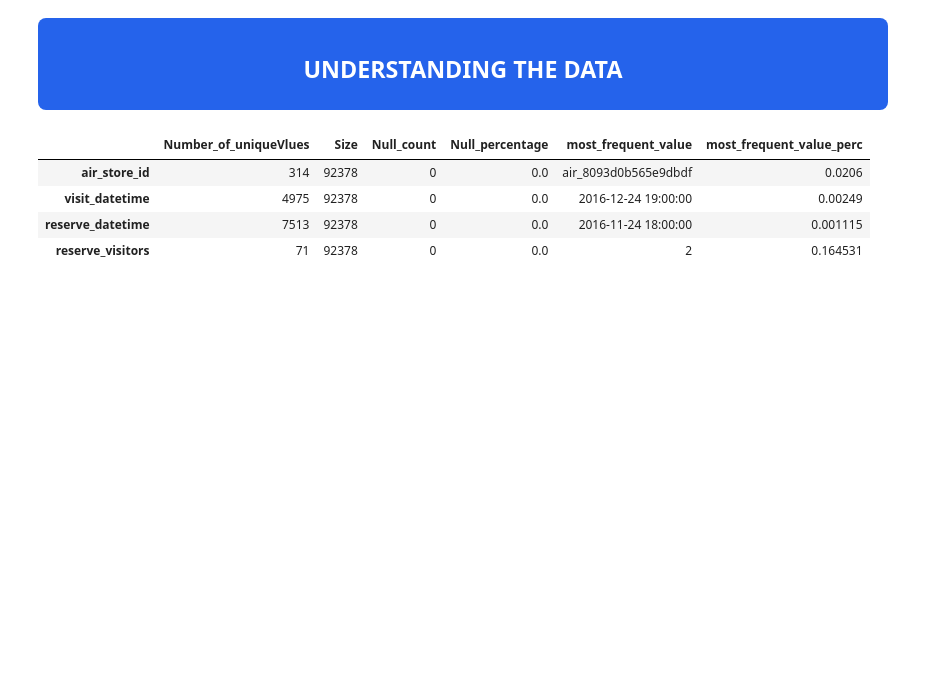
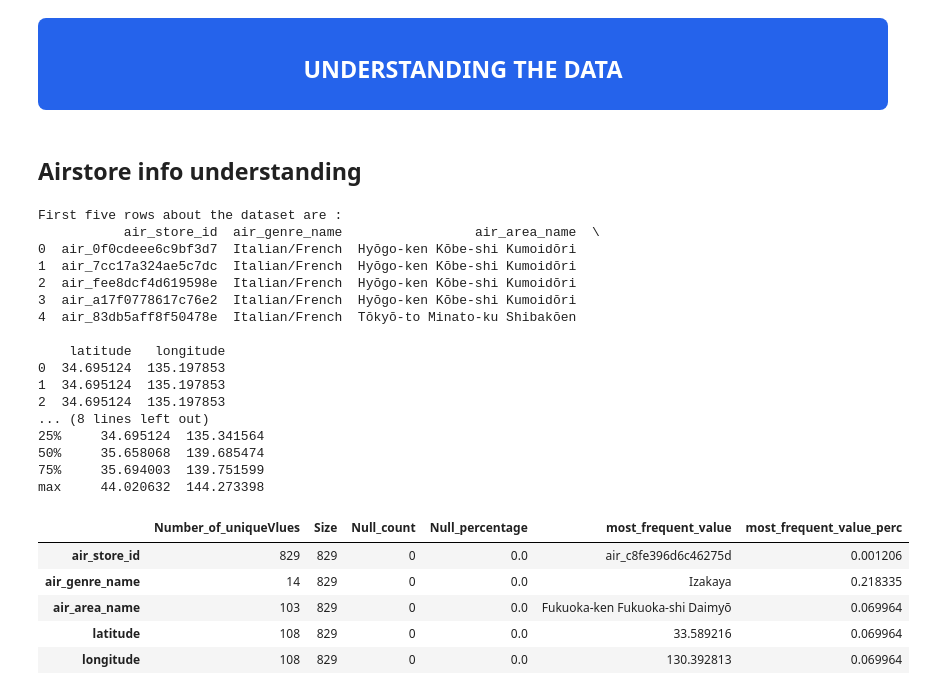
Before and after one commit to prasadPattuvamVeedu/Restaurent_visitor_forecating, a Jupyter notebook: resturent_visitor.ipynb, the cells around one changed output. Saved outputs shown, nothing was run; the diff lists cells and outputs as text; code cells hidden in the pictures; blank space fills up the shorter version.

Commit message:
summarizing the data

```diff
--- a/resturent_visitor.ipynb
+++ b/resturent_visitor.ipynb
@@ -183,8 +183,13 @@ store_id_relation_df.head()
     </h2>
 </div>
 # %%
-data_description = pd.DataFrame(columns=["Number_of_uniqueVlues","Size","Null_count","Null_percentage","most_frequent_value","most_frequent_value_perc"])
-def about_data(df):
+
+def about_data(df,data_description):
+    print(f"First five rows about the dataset are :")
+    print(df.head())
+    print(f"Description about the dataset is : ")
+    print(df.describe())
+
     for col in df.columns:
       data_description.loc[col,"Number_of_uniqueVlues"] = df[col].nunique()
       data_description.loc[col,"Size"] = len(df[col])
@@ -193,11 +198,32 @@ def about_data(df):
       data_description.loc[col,"most_frequent_value"] = df[col].value_counts().index[0]
       data_description.loc[col,"most_frequent_value_perc"] = df[col].value_counts(normalize=True).tolist()[1]
     return data_description
-# %%
-about_data(air_reserve_df)
-# %% [output]
-|  | Number_of_uniqueVlues | Size | Null_count | Null_percentage | most_frequent_value | most_frequent_value_perc |
-| air_store_id | 314 | 92378 | 0 | 0.0 | air_8093d0b565e9dbdf | 0.0206 |
-| visit_datetime | 4975 | 92378 | 0 | 0.0 | 2016-12-24 19:00:00 | 0.00249 |
-| reserve_datetime | 7513 | 92378 | 0 | 0.0 | 2016-11-24 18:00:00 | 0.001115 |
-| reserve_visitors | 71 | 92378 | 0 | 0.0 | 2 | 0.164531 |
+# %% [markdown]
+<h2>Airstore info understanding</h2>
+# %%
+summary_Airstore_info = pd.DataFrame(columns=["Number_of_uniqueVlues","Size","Null_count","Null_percentage","most_frequent_value","most_frequent_value_perc"])
+about_data(air_store_df,summary_Airstore_info)
+# %% [output]
+First five rows about the dataset are :
+           air_store_id  air_genre_name                 air_area_name  \
+0  air_0f0cdeee6c9bf3d7  Italian/French  Hyōgo-ken Kōbe-shi Kumoidōri
+1  air_7cc17a324ae5c7dc  Italian/French  Hyōgo-ken Kōbe-shi Kumoidōri
+2  air_fee8dcf4d619598e  Italian/French  Hyōgo-ken Kōbe-shi Kumoidōri
+3  air_a17f0778617c76e2  Italian/French  Hyōgo-ken Kōbe-shi Kumoidōri
+4  air_83db5aff8f50478e  Italian/French  Tōkyō-to Minato-ku Shibakōen
+
+    latitude   longitude
+0  34.695124  135.197853
+1  34.695124  135.197853
+2  34.695124  135.197853
+... (8 lines left out)
+25%     34.695124  135.341564
+50%     35.658068  139.685474
+75%     35.694003  139.751599
+max     44.020632  144.273398
+|  | Number_of_uniqueVlues | Size | Null_count | Null_percentage | most_frequent_value | most_frequent_value_perc |
+| air_store_id | 829 | 829 | 0 | 0.0 | air_c8fe396d6c46275d | 0.001206 |
+| air_genre_name | 14 | 829 | 0 | 0.0 | Izakaya | 0.218335 |
+| air_area_name | 103 | 829 | 0 | 0.0 | Fukuoka-ken Fukuoka-shi Daimyō | 0.069964 |
+| latitude | 108 | 829 | 0 | 0.0 | 33.589216 | 0.069964 |
+| longitude | 108 | 829 | 0 | 0.0 | 130.392813 | 0.069964 |
```
Also changed, not shown: parts of 38 cells of this notebook.
